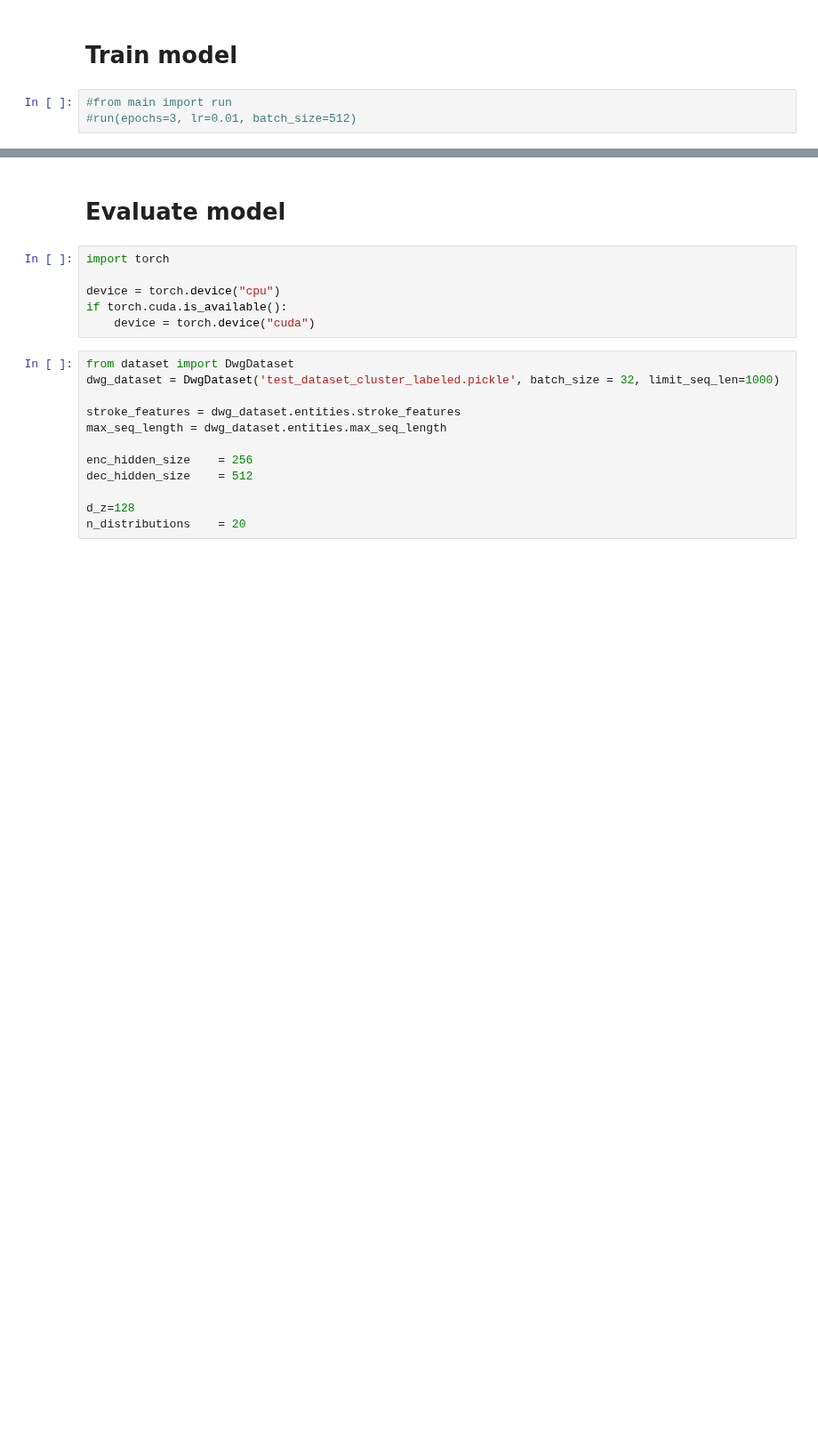
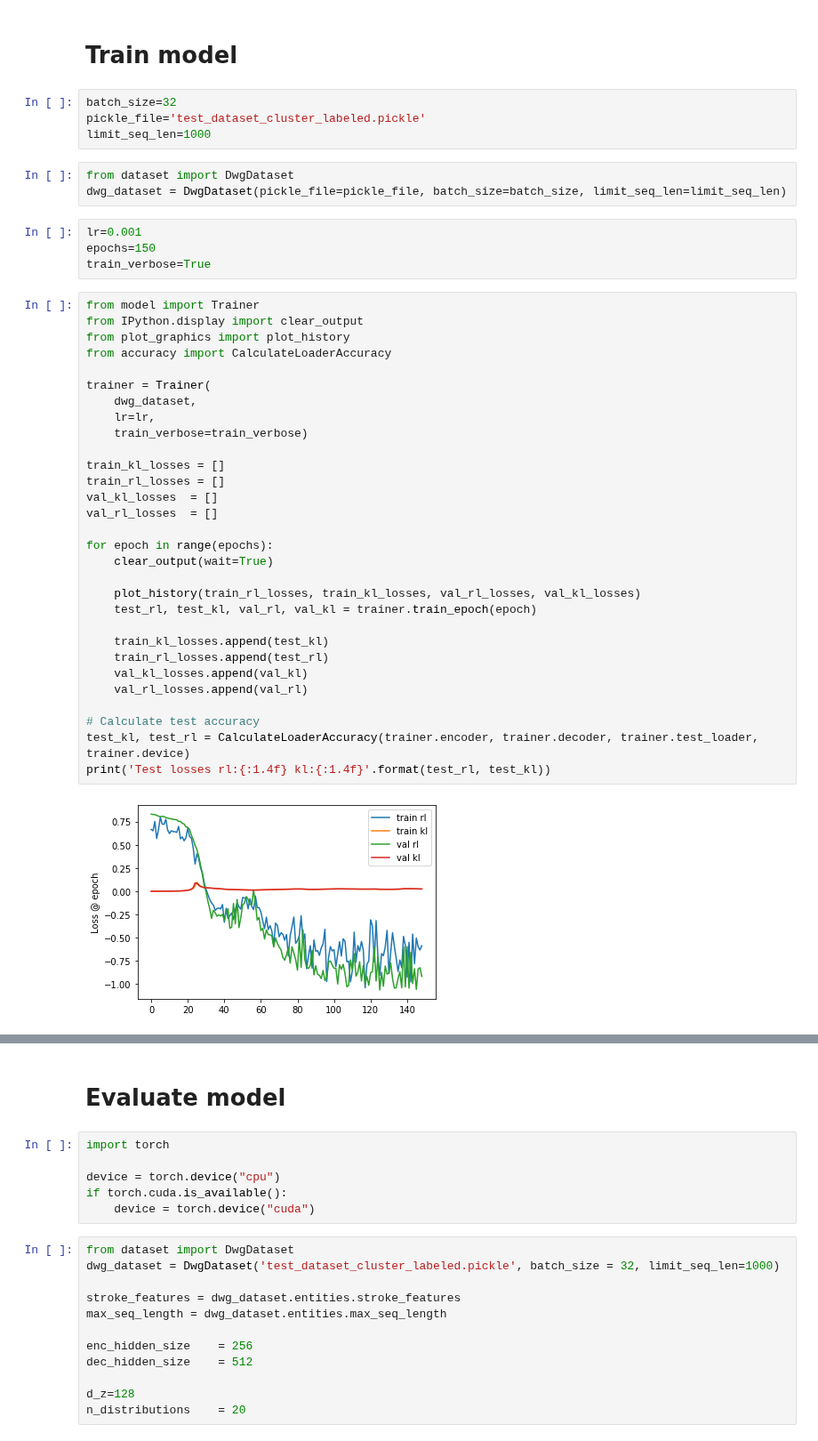
Before and after one commit to mihanick/dwg-crawl, a Jupyter notebook: JupyterNotebooks/7. Train evaluate.ipynb, the cells around one changed output, grey strips where cells are left out. Shown at 89% size. Saved outputs shown, nothing was run; the diff lists cells and outputs as text; blank space fills up the shorter version.

Commit message:
Visualize training in 7

```diff
--- a/JupyterNotebooks/7. Train evaluate.ipynb
+++ b/JupyterNotebooks/7. Train evaluate.ipynb
@@ -1,5 +1,45 @@
 # %% [markdown]
 # Train model
-# %%
-#from main import run
-#run(epochs=3, lr=0.01, batch_size=512)
+# %%
+batch_size=32
+pickle_file='test_dataset_cluster_labeled.pickle'
+limit_seq_len=1000
+# %%
+from dataset import DwgDataset
+dwg_dataset = DwgDataset(pickle_file=pickle_file, batch_size=batch_size, limit_seq_len=limit_seq_len)
+# %%
+lr=0.001
+epochs=150
+train_verbose=True
+# %%
+from model import Trainer
+from IPython.display import clear_output
+from plot_graphics import plot_history
+from accuracy import CalculateLoaderAccuracy
+
+trainer = Trainer(
+    dwg_dataset,
+    lr=lr,
+    train_verbose=train_verbose)
+
+train_kl_losses = []
+train_rl_losses = []
+val_kl_losses  = []
+val_rl_losses  = []
+
+for epoch in range(epochs):
+    clear_output(wait=True)
+
+    plot_history(train_rl_losses, train_kl_losses, val_rl_losses, val_kl_losses)
+    test_rl, test_kl, val_rl, val_kl = trainer.train_epoch(epoch)
+
+    train_kl_losses.append(test_kl)
+    train_rl_losses.append(test_rl)
+    val_kl_losses.append(val_kl)
+    val_rl_losses.append(val_rl)
+
+# Calculate test accuracy
+test_kl, test_rl = CalculateLoaderAccuracy(trainer.encoder, trainer.decoder, trainer.test_loader, trainer.device)
+print('Test losses rl:{:1.4f} kl:{:1.4f}'.format(test_rl, test_kl))
+# %% [output]
+[figure, added]
```
Also changed, not shown: parts of 3 cells of this notebook.
